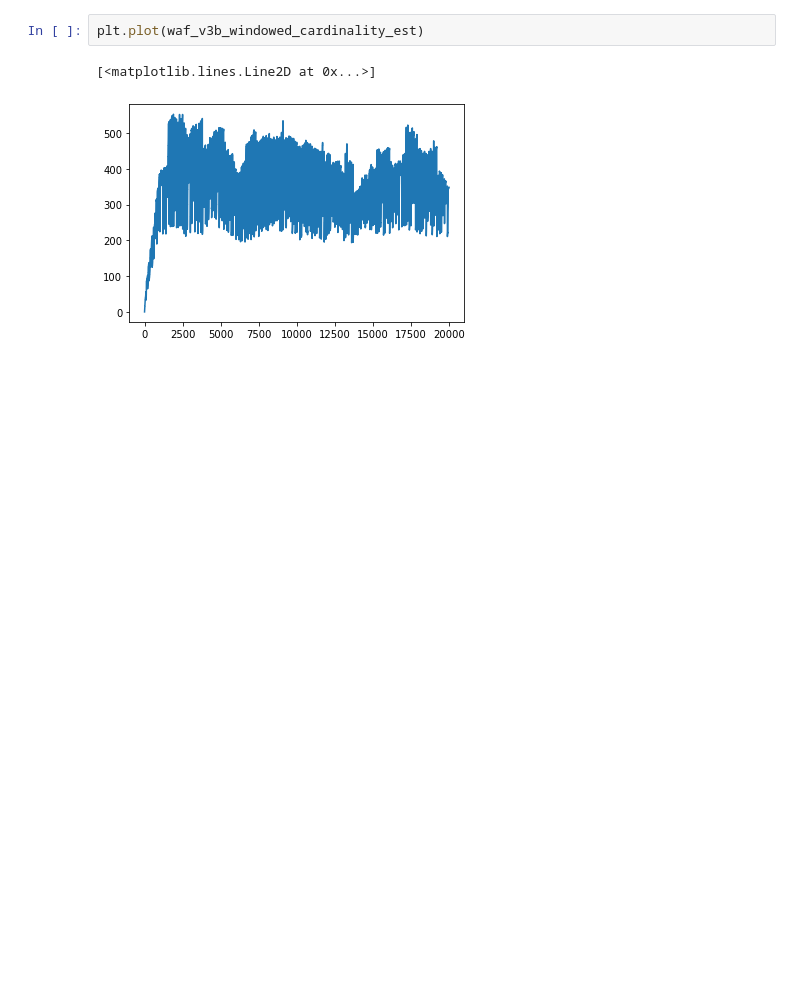
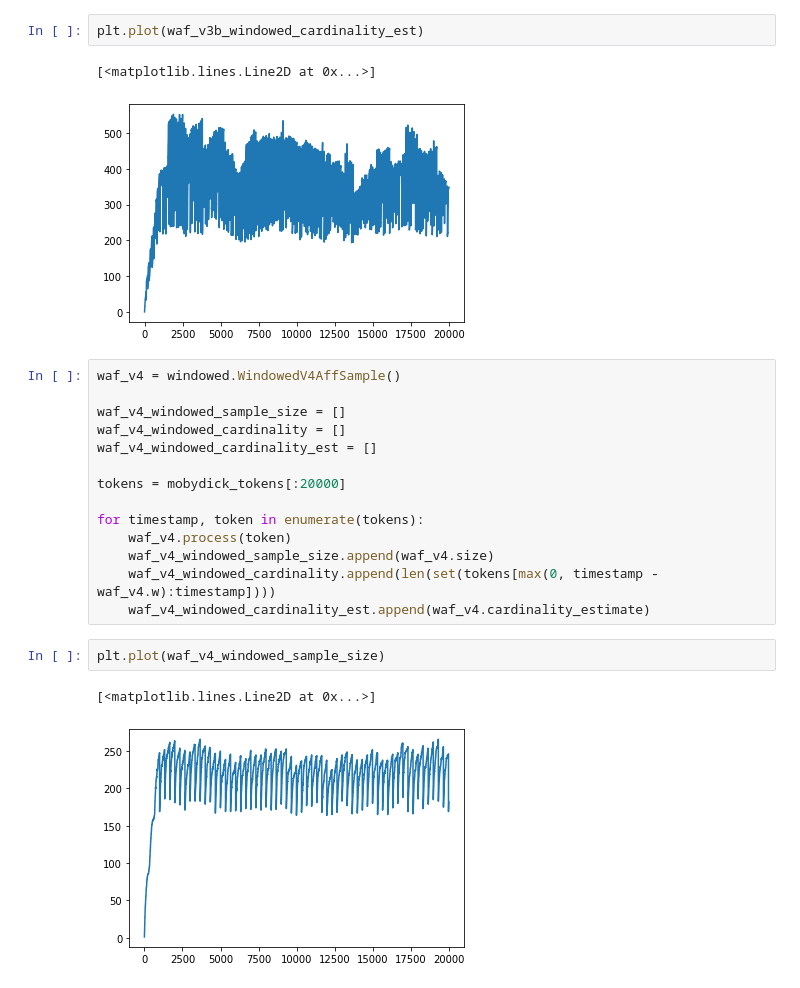
Before and after one commit to jlumbroso/affirmative-sampling-sandbox, a Jupyter notebook: WindowedSandbox3.ipynb, the cells around one changed output. Saved outputs shown, nothing was run; the diff lists cells and outputs as text; blank space fills up the shorter version.

```diff
--- a/WindowedSandbox3.ipynb
+++ b/WindowedSandbox3.ipynb
@@ -153,3 +153,22 @@ plt.plot(waf_v3b_windowed_cardinality_est)
 # %% [output]
 [<matplotlib.lines.Line2D at 0x...>]
 [figure]
+# %%
+waf_v4 = windowed.WindowedV4AffSample()
+
+waf_v4_windowed_sample_size = []
+waf_v4_windowed_cardinality = []
+waf_v4_windowed_cardinality_est = []
+
+tokens = mobydick_tokens[:20000]
+
+for timestamp, token in enumerate(tokens):
+    waf_v4.process(token)
+    waf_v4_windowed_sample_size.append(waf_v4.size)
+    waf_v4_windowed_cardinality.append(len(set(tokens[max(0, timestamp - waf_v4.w):timestamp])))
+    waf_v4_windowed_cardinality_est.append(waf_v4.cardinality_estimate)
+# %%
+plt.plot(waf_v4_windowed_sample_size)
+# %% [output]
+[<matplotlib.lines.Line2D at 0x...>]
+[figure, added]
```
Also changed, not shown: parts of 7 cells of this notebook, 1 other file.
